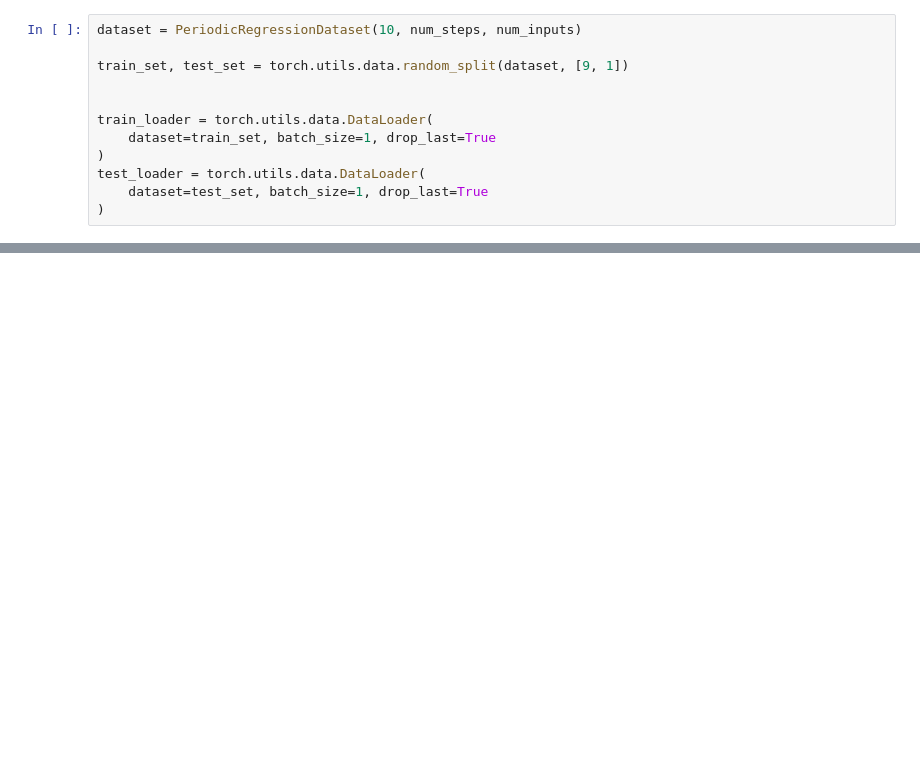
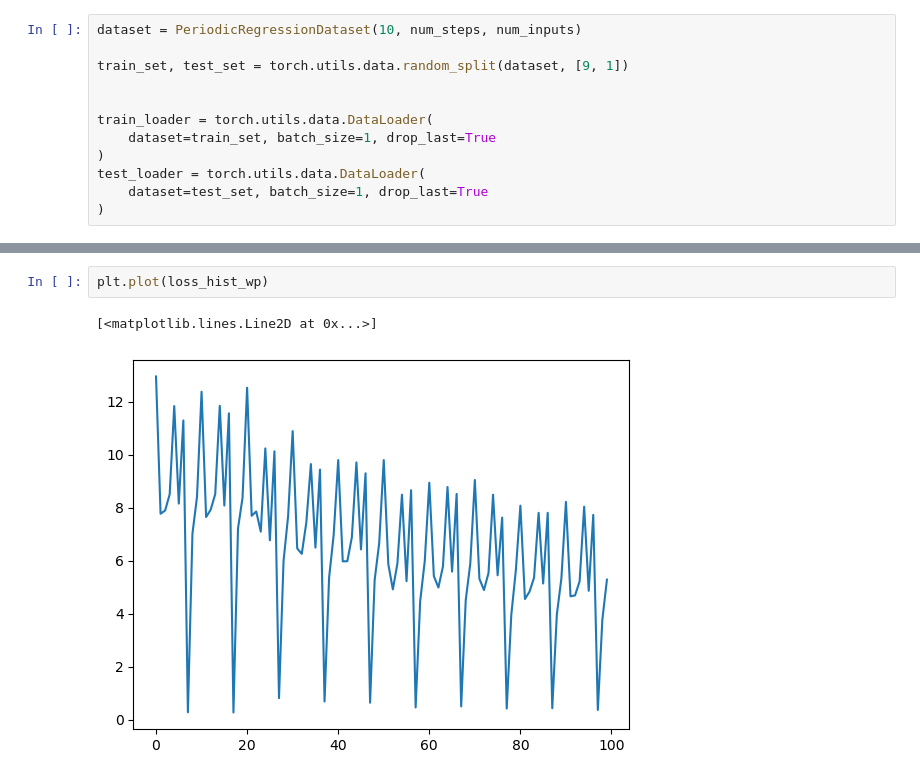
Before and after one commit to ellahas/snn-wp, a Jupyter notebook: SNN_WP_regression.ipynb, the cells around one changed output, grey strips where cells are left out. Saved outputs shown, nothing was run; the diff lists cells and outputs as text; blank space fills up the shorter version.

```diff
--- a/SNN_WP_regression.ipynb
+++ b/SNN_WP_regression.ipynb
@@ -291,0 +297,5 @@ with torch.no_grad():
+# %%
+plt.plot(loss_hist_wp)
+# %% [output]
+[<matplotlib.lines.Line2D at 0x...>]
+[figure, added]
```
Also changed, not shown: parts of 8 cells of this notebook.
